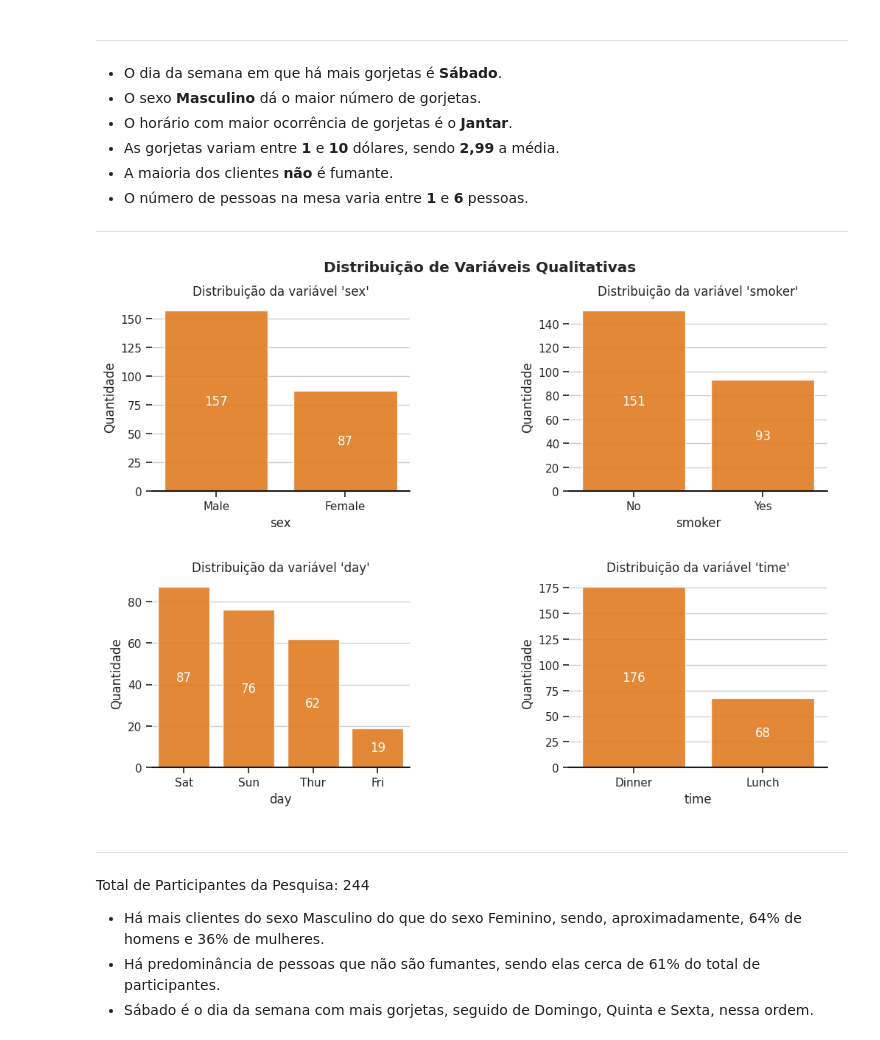
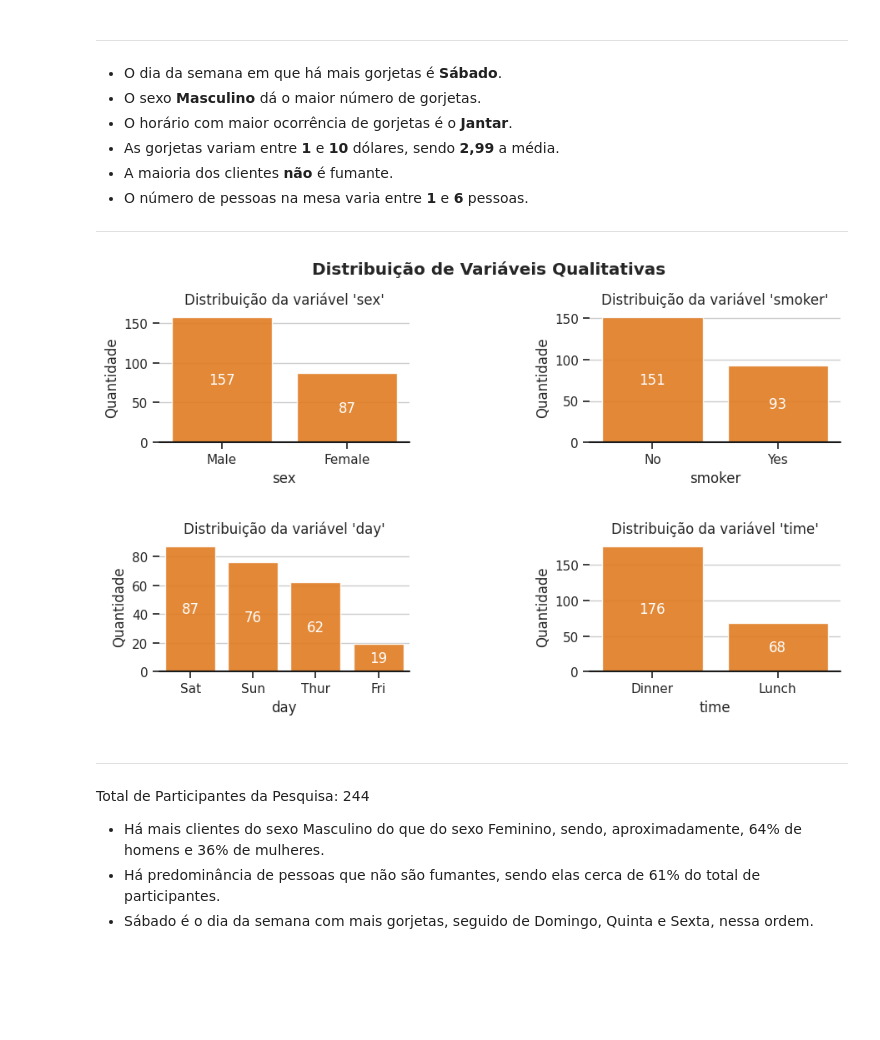
Before and after one commit to Fernanda-Cordeiro/avanti-bootcamp-cdd, a Jupyter notebook: notebooks/01-exploratory_data_analysis.ipynb, the cells around one changed output. Drawn from its saved outputs; the diff is of its cells as text; code cells hidden in the pictures; blank space fills up the shorter version.

```diff
--- a/notebooks/01-exploratory_data_analysis.ipynb
+++ b/notebooks/01-exploratory_data_analysis.ipynb
@@ -7,7 +7,7 @@ import pandas as pd
 import matplotlib.pyplot as plt
 import seaborn as sns
 
-colors = ["#d60202", "#0a2054", "#FF7A00"]
+colors = ["#d60202", "#0a2054", "#FF7A00", "#008000"]
 sns.set_theme(style="ticks")
 sns.set_palette(sns.color_palette(colors))
 # %% [markdown]
@@ -107,33 +107,33 @@ df.describe(include='all')
 - O número de pessoas na mesa varia entre **1** e **6** pessoas.
 ---
 # %%
-fig, axes = plt.subplots(2, 2, figsize=(11,8))
+fig, axes = plt.subplots(2, 2, figsize=(10,6))
 plt.tight_layout(pad=4, w_pad=10, h_pad=5)
 fig.suptitle('Distribuição de Variáveis Qualitativas', fontweight='bold')
 for i, variavel in enumerate(dicionario.query("tipo == 'qualitativa'").variavel.to_list()):
     order = df[variavel].value_counts().index
     ax = sns.countplot(
         data=df,
         x=variavel,
         ax=axes.flatten()[i],
         color=colors[2],
         alpha=0.9,
         order=order
     )
     ax.bar_label(
         ax.containers[0],
         fmt='%.0f',
         label_type='center',
         color='white'
     )
     ax.set(frame_on=False)
     ax.axhline(0, color="k", clip_on=False)
     ax.set_title(f"Distribuição da variável '{variavel}'")
     ax.set_ylabel('Quantidade')
     ax.grid(axis='y', linestyle='-')
 plt.show()
 # %% [output]
-[figure, old version]
+[figure, new version]
 # %% [markdown]
 ---
 Total de Participantes da Pesquisa: 244
```
Also changed, not shown: parts of 6 cells of this notebook.
